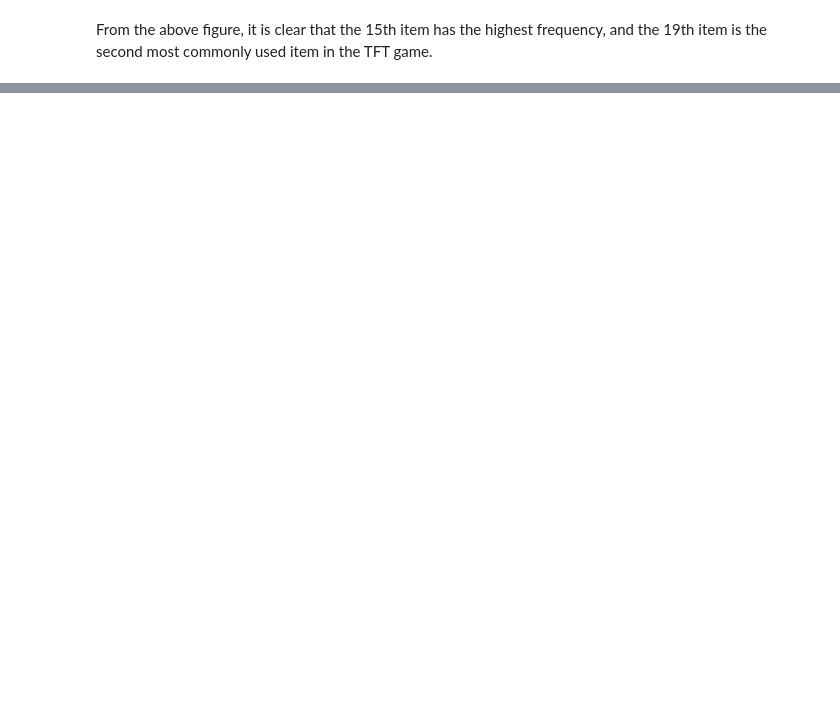
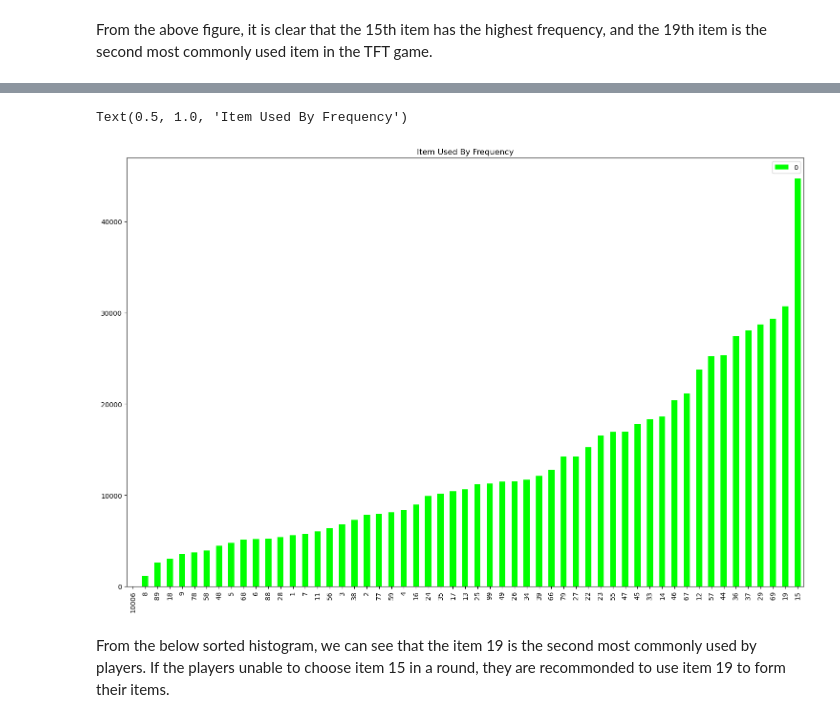
Before and after one commit to ubco-W2022T1-cosc301/project-group32, a Jupyter notebook: notebooks/analysis3.ipynb, the cells around one changed output, grey strips where cells are left out. Drawn from its saved outputs; the diff is of its cells as text; code cells hidden in the pictures; blank space fills up the shorter version.

```diff
--- a/notebooks/analysis3.ipynb
+++ b/notebooks/analysis3.ipynb
@@ -342,0 +356,9 @@ df.to_csv('Processed dataset3.csv')
+# %%
+df = pd.DataFrame({x:[y] for x,y in dict2.items()}).T
+df.plot(kind='bar',color="lime")
+plt.title("Item Used By Frequency")
+# %% [output]
+Text(0.5, 1.0, 'Item Used By Frequency')
+[figure, added]
+# %% [markdown]
+From the below sorted histogram, we can see that the item 19 is the second most commonly used by players. If the players unable to choose item 15 in a round, they are recommonded to use item 19 to form their items.
```
Also changed, not shown: parts of 4 cells of this notebook, 2 other files.
